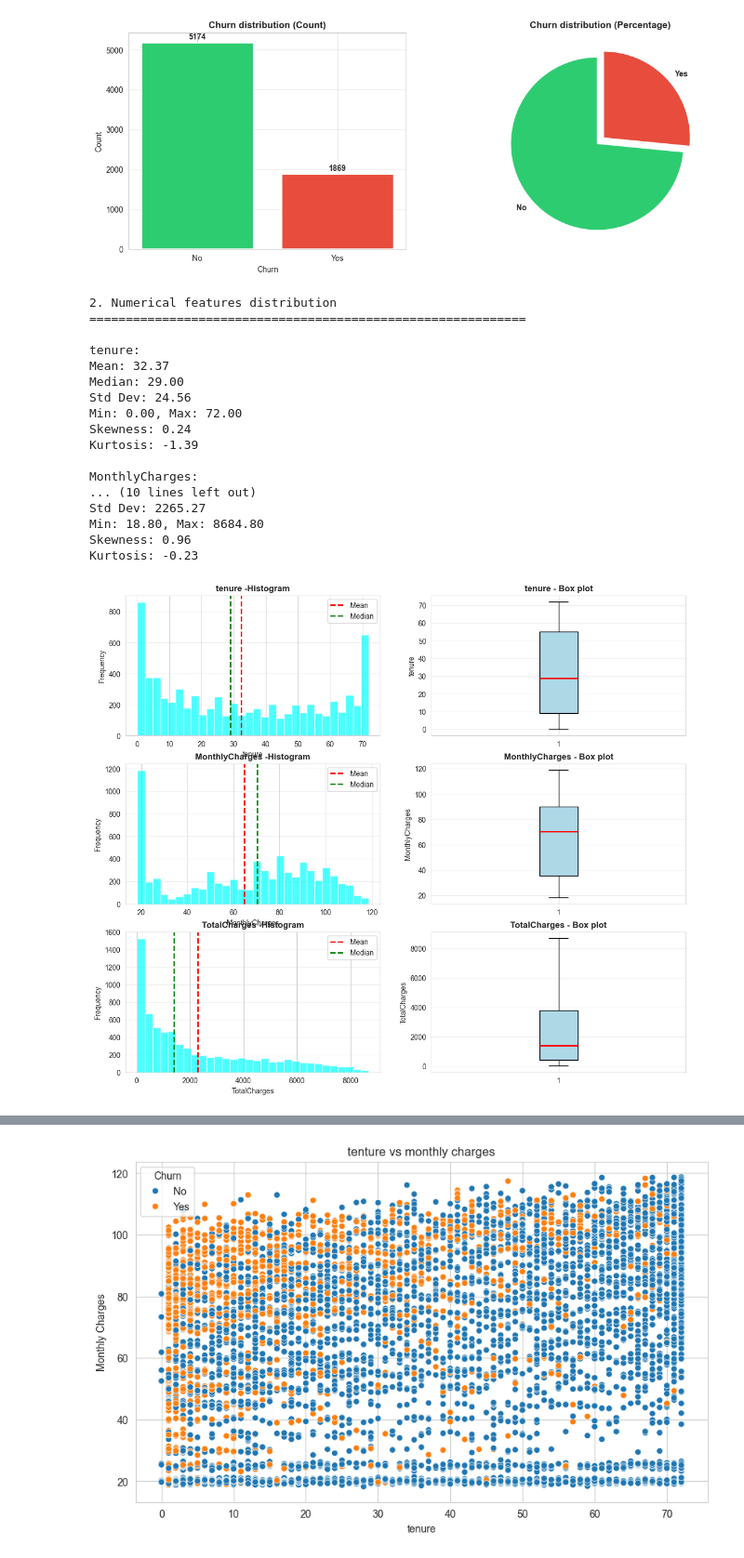
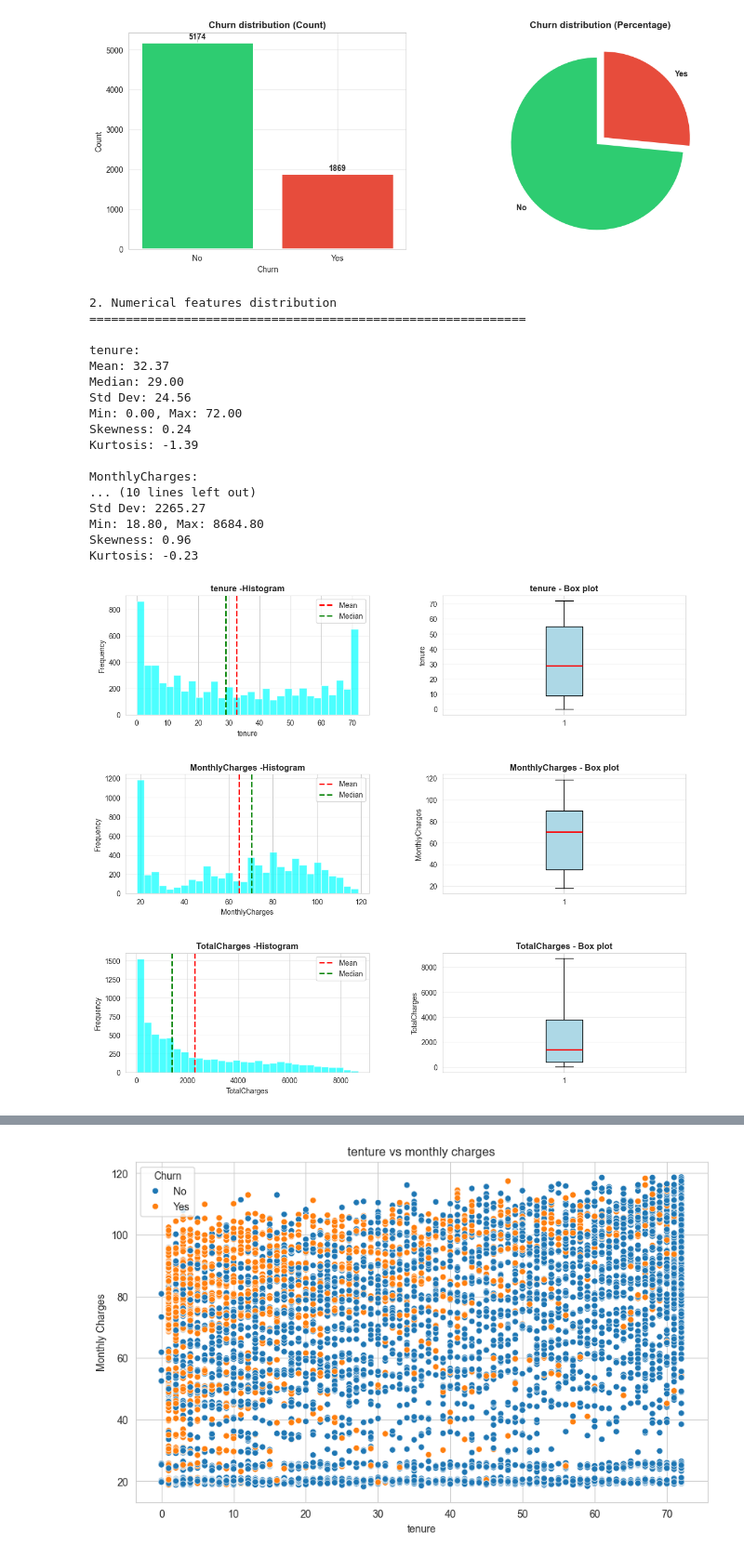
Before and after one commit to Niveka1998/telco-churn-prediction, a Jupyter notebook: Task1.ipynb, the cells around one changed output, grey strips where cells are left out. Shown at 93% size. Saved outputs shown, nothing was run; the diff lists cells and outputs as text; code cells hidden in the pictures.

```diff
--- a/Task1.ipynb
+++ b/Task1.ipynb
@@ -293,13 +294,13 @@ for idx, col in enumerate(num_cols):
     axes[idx,0].set_title(f'{col} -Histogram', fontweight='bold')
     axes[idx,0].set_xlabel(col)
     axes[idx,0].set_ylabel('Frequency')
-    axes[idx, 0].axvline(df[col].mean(), color='red', linestyle='--', linewidth=2, label='Mean')
-    axes[idx, 0].axvline(df[col].median(), color='green', linestyle='--', linewidth=2, label='Median')
-    axes[idx, 0].legend()
-    axes[idx, 0].grid(axis='y', alpha=0.3)
+    axes[idx,0].axvline(df[col].mean(), color='red', linestyle='--', linewidth=2, label='Mean')
+    axes[idx,0].axvline(df[col].median(), color='green', linestyle='--', linewidth=2, label='Median')
+    axes[idx,0].legend()
+    axes[idx,0].grid(axis='y', alpha=0.3)
 
     #box plots
-    axes[idx, 1].boxplot(df[col].dropna(), vert=True, patch_artist=True,
+    axes[idx,1].boxplot(df[col].dropna(), vert=True, patch_artist=True,
                          boxprops=dict(facecolor='lightblue', color='black'),
                          medianprops=dict(color='red', linewidth=2),
                          whiskerprops=dict(color='black'),
@@ -308,34 +309,35 @@ for idx, col in enumerate(num_cols):
     axes[idx,1].set_ylabel(col)
     axes[idx,1].grid(axis='y', alpha=0.3)
 
     print(f"\n{col}:")
     print(f"Mean: {df[col].mean():.2f}")
     print(f"Median: {df[col].median():.2f}")
     print(f"Std Dev: {df[col].std():.2f}")
     print(f"Min: {df[col].min():.2f}, Max: {df[col].max():.2f}")
     print(f"Skewness: {df[col].skew():.2f}")
     print(f"Kurtosis: {df[col].kurtosis():.2f}")
 
+plt.subplots_adjust(hspace=0.5, wspace=0.3)
 plt.show()
 # %% [output]
 2. Numerical features distribution
 ============================================================
 
 tenure:
 Mean: 32.37
 Median: 29.00
 Std Dev: 24.56
 Min: 0.00, Max: 72.00
 Skewness: 0.24
 Kurtosis: -1.39
 
 MonthlyCharges:
 ... (10 lines left out)
 Std Dev: 2265.27
 Min: 18.80, Max: 8684.80
 Skewness: 0.96
 Kurtosis: -0.23
-[figure, old version]
+[figure, new version]
 # %%
 #3.Categorical feature analysis
 print("\n3. Categorical feature distribution")
```
Also changed, not shown: parts of 6 cells of this notebook.
